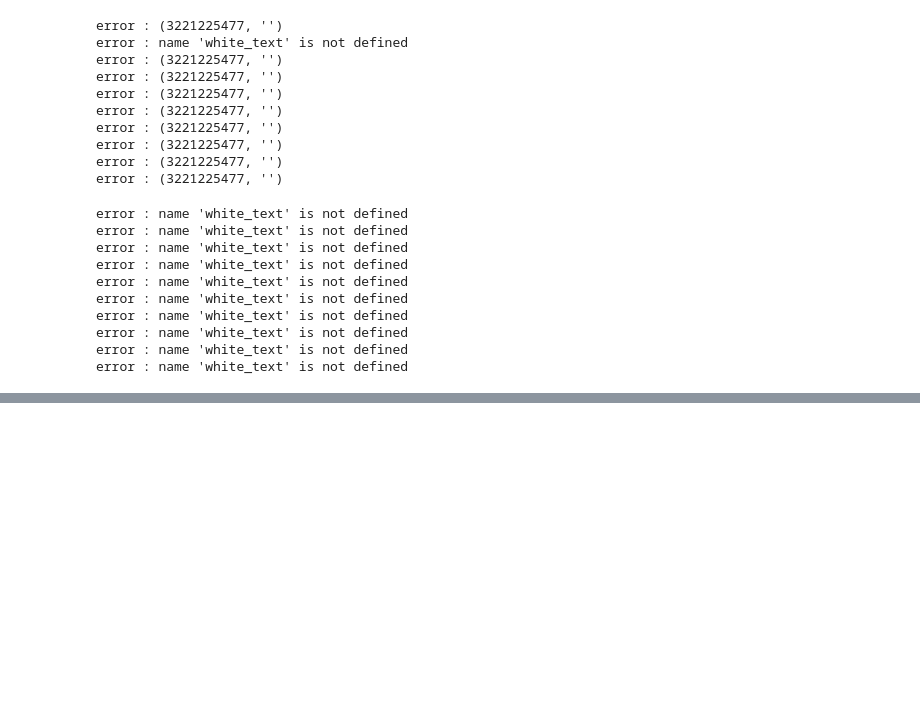
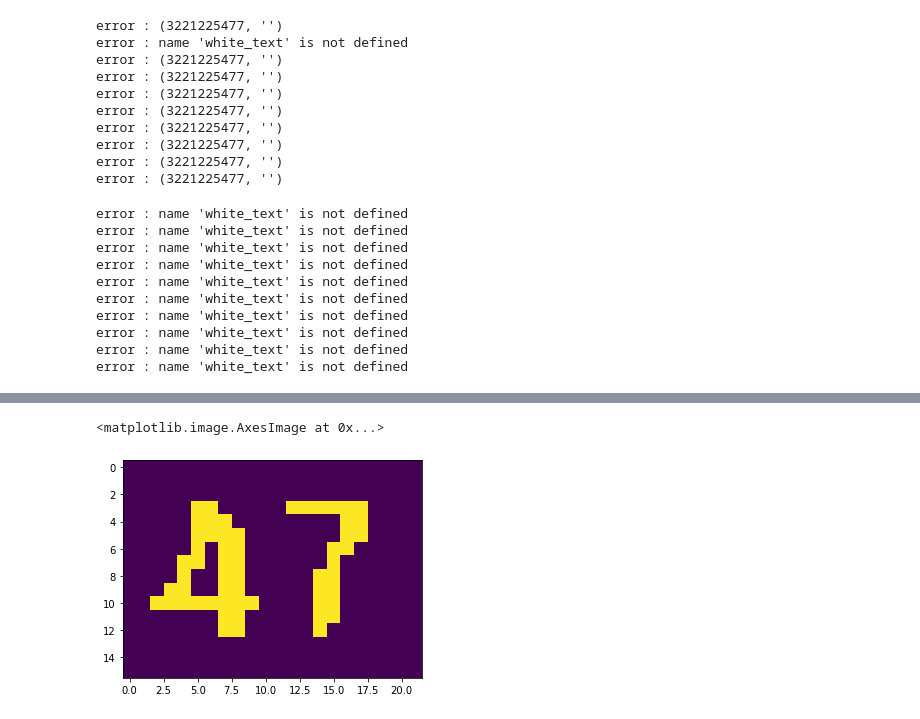
Before and after one commit to ultra118/OCR-SizeTable, a Jupyter notebook: OCR_test/text-recognition/searching-size.ipynb, the cells around one changed output, grey strips where cells are left out. Saved outputs shown, nothing was run; the diff lists cells and outputs as text; code cells hidden in the pictures; blank space fills up the shorter version.

```diff
--- a/OCR_test/text-recognition/searching-size.ipynb
+++ b/OCR_test/text-recognition/searching-size.ipynb
@@ -80,7 +80,7 @@ def black_find_contour(original_img):
     input_img = preprocessing_img(gray)
 
     contours, _ = cv2.findContours(input_img,cv2.RETR_TREE,cv2.CHAIN_APPROX_SIMPLE)
-    add_length = 15
+    add_length = 1
 
     rect_list = []
     for i in range(0,len(contours)):
@@ -528,0 +801,9 @@ for size in size_table:
+# %%
+test_img = cv2.cvtColor(black_find_contour(table_img_list[1])[2].img, cv2.COLOR_BGR2GRAY)
+# %%
+_, binary_img = cv2.threshold(test_img, 125, 255, cv2.THRESH_BINARY)
+# %%
+plt.imshow(binary_img)
+# %% [output]
+<matplotlib.image.AxesImage at 0x...>
+[figure, added]
```
Also changed, not shown: parts of 12 cells of this notebook.
